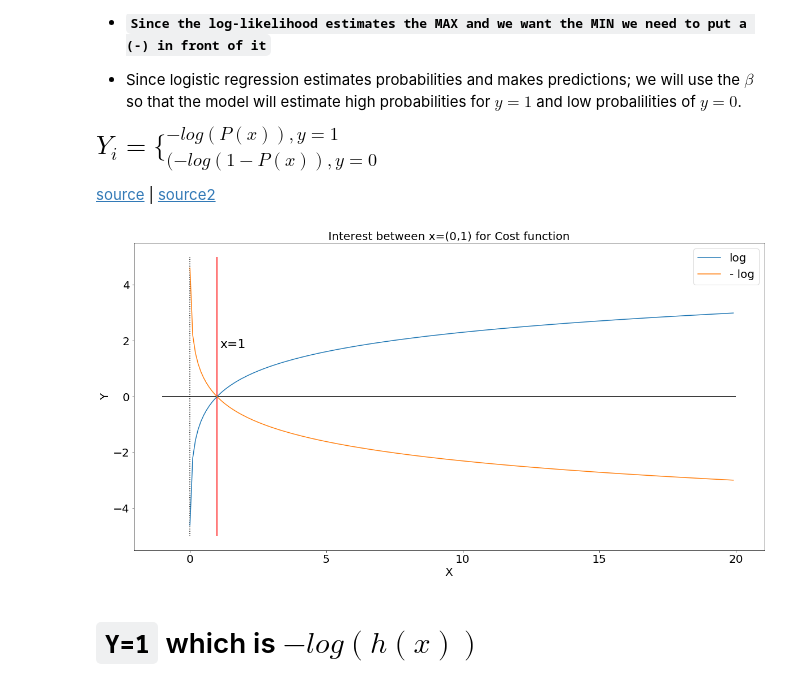
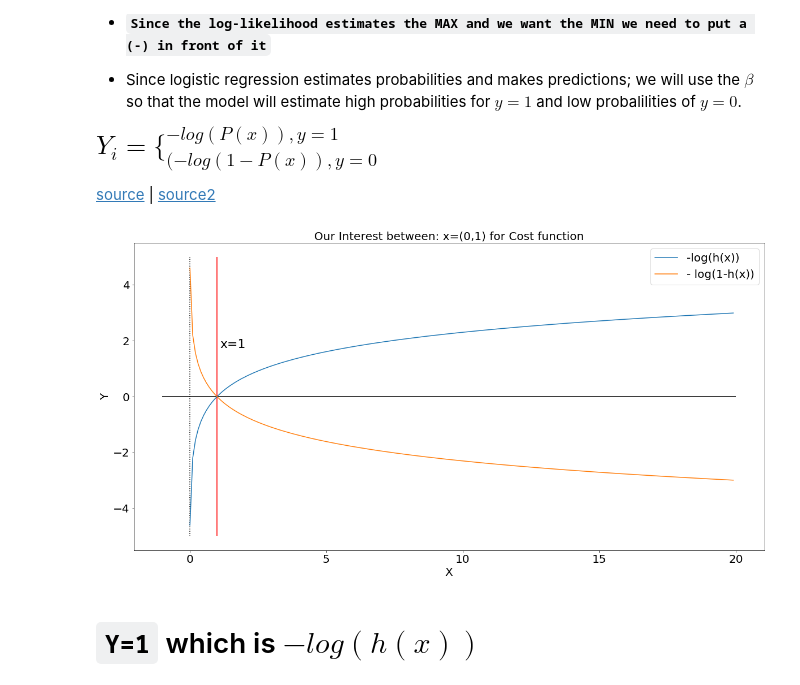
Before and after one commit to MrFuguDataScience/sklearn, a Jupyter notebook: SkLearn_02.ipynb, the cells around one changed output. Saved outputs shown, nothing was run; the diff lists cells and outputs as text; code cells hidden in the pictures.

```diff
--- a/SkLearn_02.ipynb
+++ b/SkLearn_02.ipynb
@@ -404,23 +432,23 @@ y=0.0, yhat=0.8, likelihood: 0.20
 # %%
 x = np.arange(0.01,20,0.1)
 y = np.log(x)
 y_ = -np.log(x)
 plt.figure(figsize=(20,10))
 plt.rc('xtick', labelsize=20)
 plt.rc('ytick', labelsize=20)
 plt.vlines(x=1,ymin=-5,ymax=5, colors='red', linestyles='solid')
 plt.text(1.1,1.75,'x=1',size=22)
 plt.hlines(y=0,xmin=-1,xmax=20, colors='black', linestyles='solid')
 plt.xlabel("X",size=20)
 plt.ylabel("Y",size=20)
-plt.plot(x,y,label='log')
-plt.plot(x,-y,label='- log')
+plt.plot(x,y,label='-log(h(x))')
+plt.plot(x,-y,label='- log(1-h(x))')
 plt.vlines(x=0,ymin=-5,ymax=5, colors='black', linestyles='dotted')
-plt.title('Interest between x=(0,1) for Cost function',fontsize=20)
+plt.title('Our Interest between: x=(0,1) for Cost function',fontsize=20)
 plt.legend(fontsize=20)
 plt.show()
 # %% [output]
-[figure, old version]
+[figure, new version]
 # %% [markdown]
 # `Y=1` which is $-log(h(x))$
 # %%
```
Also changed, not shown: parts of 19 cells of this notebook.
